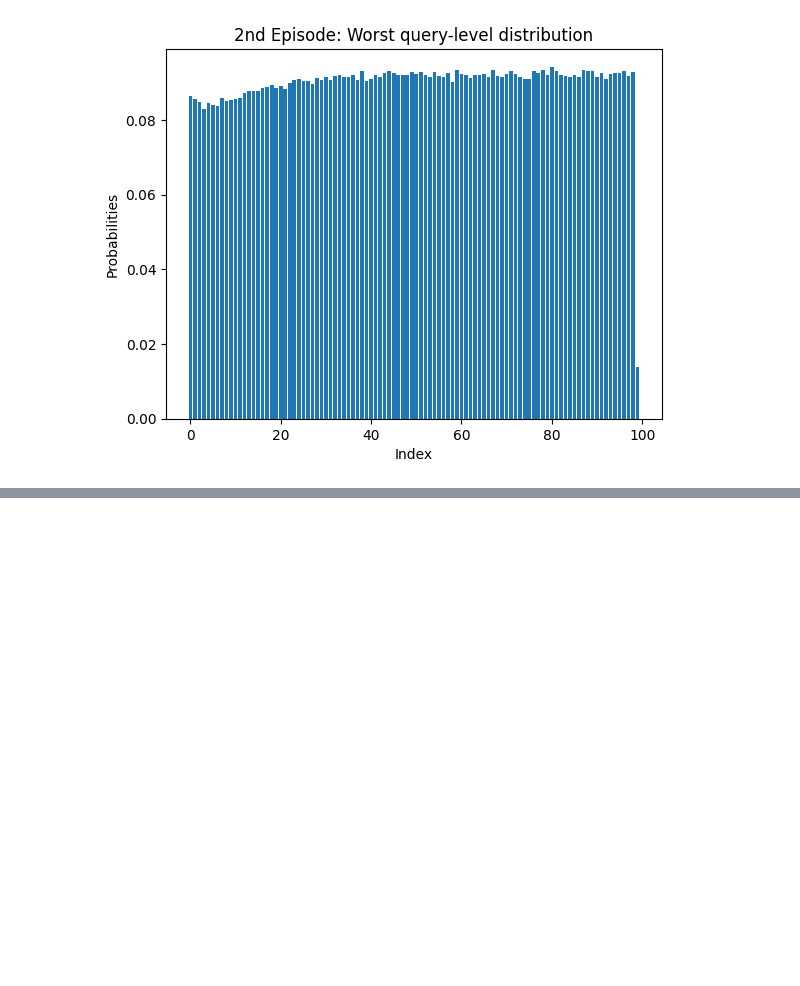
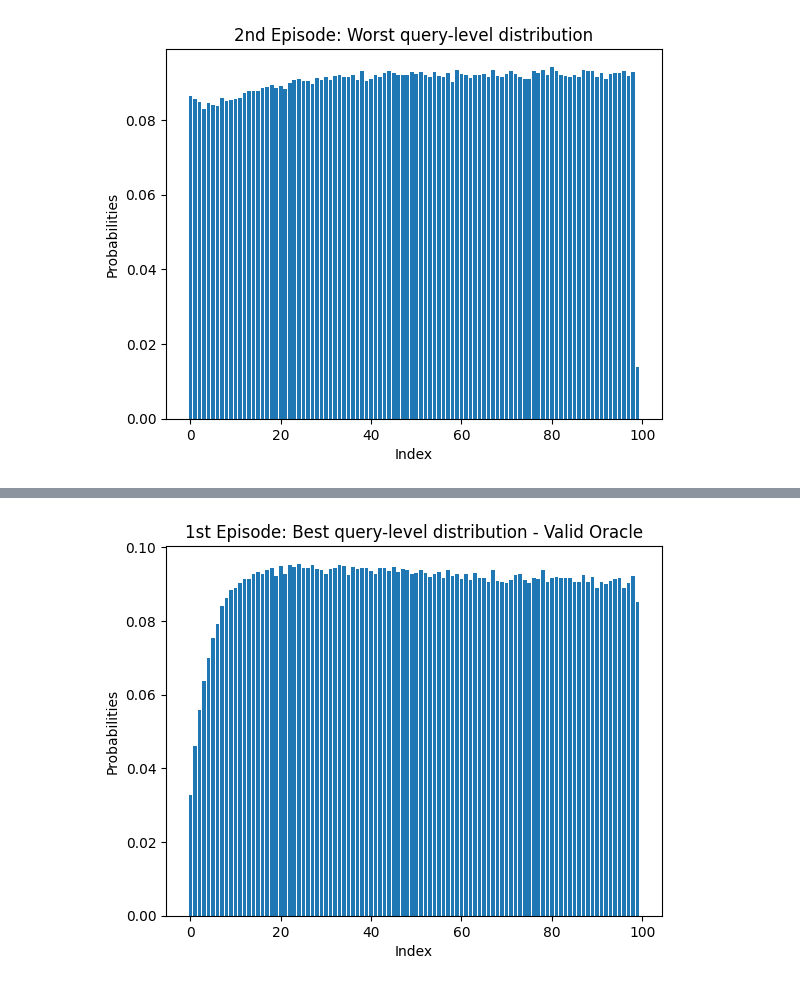
Before and after one commit to JMVCoelho/tevatron, a Jupyter notebook: plots.ipynb, the cells around one changed output, grey strips where cells are left out. Saved outputs shown, nothing was run; the diff lists cells and outputs as text; code cells hidden in the pictures; blank space fills up the shorter version.

Commit message:
add valid oracle

```diff
--- a/plots.ipynb
+++ b/plots.ipynb
@@ -1214,0 +1217,17 @@ plt.show()
+# %%
+import matplotlib.pyplot as plt
+ep_1_best = {11: 33145, 13: 33566, 19: 33806, 27: 34910, 35: 33965, 43: 34612, 54: 33986, 89: 33689, 97: 33123, 5: 27634, 8: 31634, 24: 35048, 29: 34441, 46: 34186, 73: 33989, 84: 33649, 90: 32628, 98: 33777, 40: 34278, 50: 34113, 58: 33810, 63: 34139, 72: 33921, 82: 33672, 83: 33653, 91: 33260, 22: 34943, 25: 34602, 38: 34610, 64: 33655, 77: 33537, 80: 33634, 81: 33682, 16: 34053, 21: 34060, 33: 34894, 60: 33526, 67: 34390, 70: 33175, 7: 30790, 31: 34536, 51: 34431, 57: 34458, 68: 33353, 93: 33302, 15: 34197, 30: 34052, 74: 33460, 76: 33652, 79: 33204, 1: 16887, 9: 32416, 12: 33559, 96: 32651, 26: 34641, 39: 34664, 45: 34735, 85: 33227, 87: 33943, 42: 34583, 44: 34292, 65: 33670, 86: 33269, 92: 33005, 18: 34620, 28: 34515, 56: 33667, 62: 33475, 66: 33274, 99: 31264, 49: 34072, 53: 33748, 69: 33180, 94: 33550, 95: 33649, 2: 20484, 3: 23419, 47: 34483, 48: 34389, 59: 34041, 78: 34422, 23: 34762, 61: 34068, 75: 33112, 88: 33257, 6: 29005, 32: 34664, 36: 34770, 34: 34786, 20: 34816, 41: 34071, 52: 34135, 4: 25697, 14: 34035, 17: 34470, 55: 34240, 10: 32665, 71: 33445, 0: 11982, 37: 34504}
+
+sorted_counter = sorted(ep_1_best.items(), key=lambda x: x[1], reverse=True)
+
+x = [sc[0] for sc in sorted_counter]
+y = [sc[1]/(367012) for sc in sorted_counter]
+
+plt.bar(x, y)
+plt.xlabel('Index')
+plt.ylabel('Probabilities')
+plt.title('1st Episode: Best query-level distribution - Valid Oracle')
+
+plt.show()
+# %% [output]
+[figure, added]
```
Also changed, not shown: parts of 5 cells of this notebook, 22 other files.
